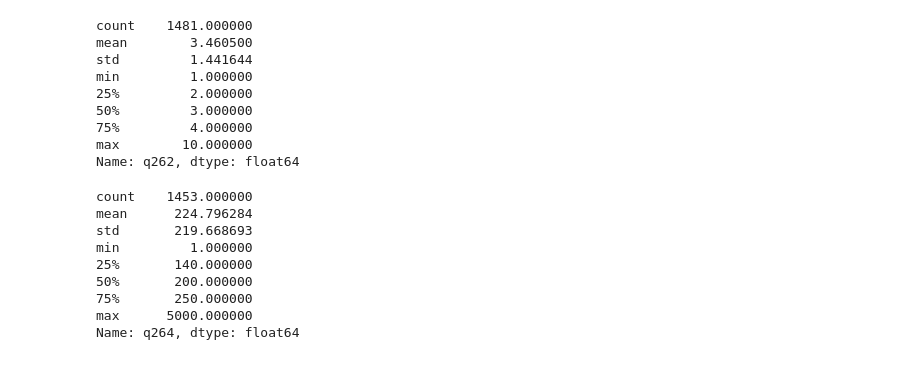
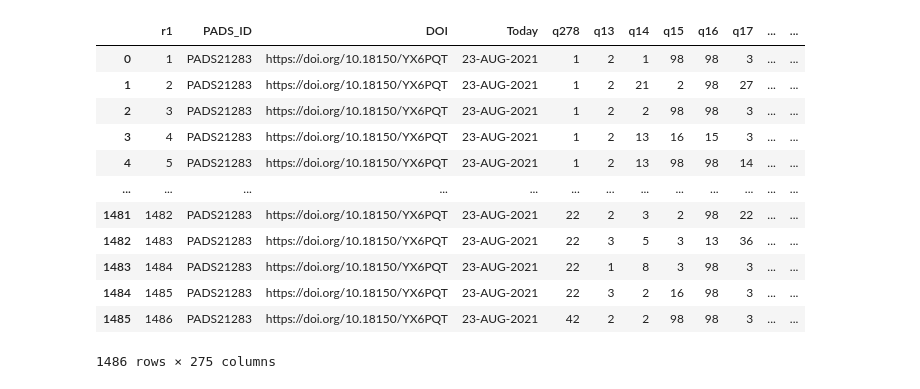
Before and after one commit to jendrkk/LRDWI-Paper, a Jupyter notebook: Code/auxiliary notebook.ipynb, the cells around one changed output. Saved outputs shown, nothing was run; the diff lists cells and outputs as text; code cells hidden in the pictures.

```diff
--- a/Code/auxiliary notebook.ipynb
+++ b/Code/auxiliary notebook.ipynb
@@ -5,26 +6,23 @@ path = "/Users/jedrek/Documents/Studium Volkswirschaftslehre/3. Semester/Long-ru
 
 # Read a .tab file with pandas
 data = pd.read_csv(f"{path}/CBOS_1_01_1990.tab", sep="\t")
-# %%
-data[data['q262'] < 94]['q262'].describe()
-# %% [output]
-count    1481.000000
-mean        3.460500
-std         1.441644
-min         1.000000
-25%         2.000000
-50%         3.000000
-75%         4.000000
-max        10.000000
-Name: q262, dtype: float64
+# %%
+data
+# %% [output]
+|  | r1 | PADS_ID | DOI | Today | q278 | q13 | q14 | q15 | q16 | q17 | ... | ... |
+| 0 | 1 | PADS21283 | https://doi.org/10.18150/YX6PQT | 23-AUG-2021 | 1 | 2 | 1 | 98 | 98 | 3 | ... | ... |
+| 1 | 2 | PADS21283 | https://doi.org/10.18150/YX6PQT | 23-AUG-2021 | 1 | 2 | 21 | 2 | 98 | 27 | ... | ... |
+| 2 | 3 | PADS21283 | https://doi.org/10.18150/YX6PQT | 23-AUG-2021 | 1 | 2 | 2 | 98 | 98 | 3 | ... | ... |
+| 3 | 4 | PADS21283 | https://doi.org/10.18150/YX6PQT | 23-AUG-2021 | 1 | 2 | 13 | 16 | 15 | 3 | ... | ... |
+| 4 | 5 | PADS21283 | https://doi.org/10.18150/YX6PQT | 23-AUG-2021 | 1 | 2 | 13 | 98 | 98 | 14 | ... | ... |
+| ... | ... | ... | ... | ... | ... | ... | ... | ... | ... | ... | ... | ... |
+| 1481 | 1482 | PADS21283 | https://doi.org/10.18150/YX6PQT | 23-AUG-2021 | 22 | 2 | 3 | 2 | 98 | 22 | ... | ... |
+| 1482 | 1483 | PADS21283 | https://doi.org/10.18150/YX6PQT | 23-AUG-2021 | 22 | 3 | 5 | 3 | 13 | 36 | ... | ... |
+| 1483 | 1484 | PADS21283 | https://doi.org/10.18150/YX6PQT | 23-AUG-2021 | 22 | 1 | 8 | 3 | 98 | 3 | ... | ... |
+| 1484 | 1485 | PADS21283 | https://doi.org/10.18150/YX6PQT | 23-AUG-2021 | 22 | 3 | 2 | 16 | 98 | 3 | ... | ... |
+| 1485 | 1486 | PADS21283 | https://doi.org/10.18150/YX6PQT | 23-AUG-2021 | 42 | 2 | 2 | 98 | 98 | 3 | ... | ... |
+1486 rows × 275 columns
 # %%
+path_spss = "/Users/jedrek/Documents/Studium Volkswirschaftslehre/3. Semester/Long-run dynamics of wealth inequalities/Paper/Data/CBOS numerical/CBOS_199001_1_SPSS.sav"
+
+data_spss = pd.read_spss(path_spss)
-# %% [output]
-count    1453.000000
-mean      224.796284
-std       219.668693
-min         1.000000
-25%       140.000000
-50%       200.000000
-75%       250.000000
-max      5000.000000
-Name: q264, dtype: float64
```
Also changed, not shown: parts of 3 cells of this notebook, 5 other files.
